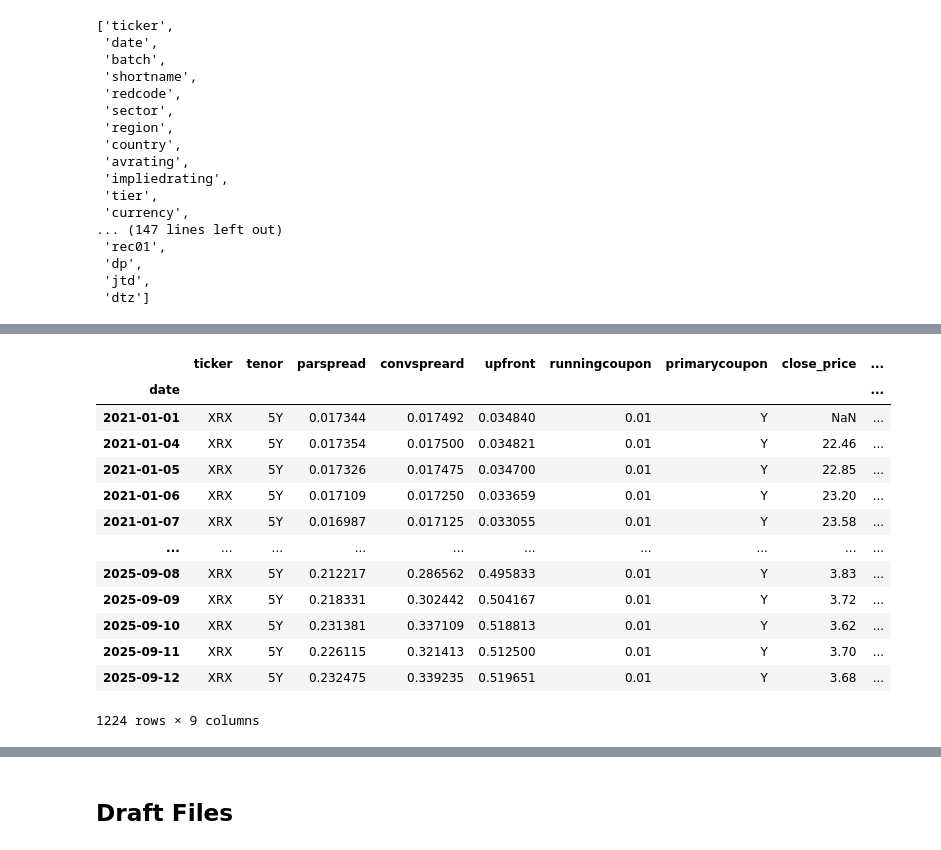
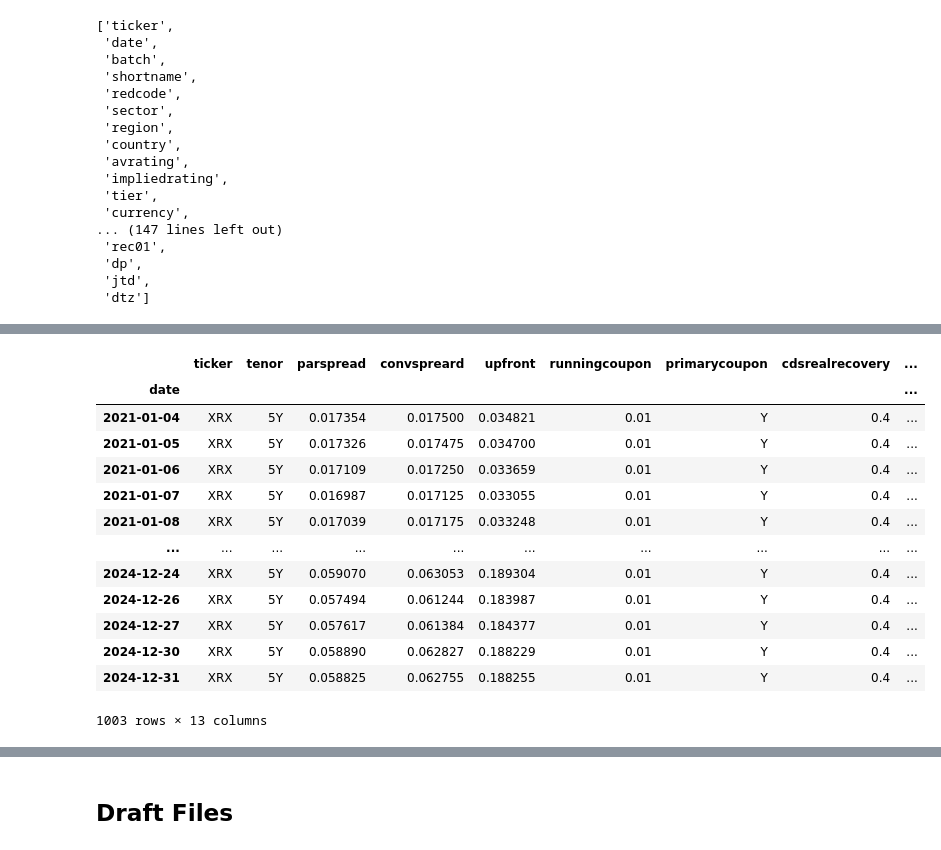
Before and after one commit to youngyicheng/credit_research, a Jupyter notebook: demo.ipynb, the cells around one changed output, grey strips where cells are left out. Drawn from its saved outputs; the diff is of its cells as text; code cells hidden in the pictures.

```diff
--- a/demo.ipynb
+++ b/demo.ipynb
@@ -83,18 +93,4 @@ df_all
 df_use = df_all.sort_values(by=['date',],inplace=False).groupby('date').first()
-# %%
-def read_financial_data(field_name, table_name ,start_date, end_date):
-    """
-    Read financial data from DolphinDB database.
-
-    Args:
-        field_name (str): The name of the field to read.
-        start_date (str): The start date of the data to read.
-        end_date (str): The end date of the data to read.
-
-    Returns:
-    """
-    data = DailyReader(rf'sp_financials_{table_name}').get_data(field_name, column_type='tradingitemid').loc[start_date:end_date]
-    return data
 # %%
 long_term_debt = read_financial_data('financials_1049_ytd', 'ytd', '2020-01-01', '2025-01-01')
 current_asset = read_financial_data('financials_1008_ytd', 'ytd', '2020-01-01', '2025-01-01')
@@ -114,21 +110,24 @@ close_ticker_aligned = close_ticker.reindex(df_use.index)
 financial_debt_aligned = financial_debt_ratio.reindex(df_use.index)
 close_ticker_aligned['XRX'].name = 'stock_price'
 financial_debt_aligned['XRX'].name = 'financial_debt_ratio'
-# %%
-df_use.join(close_ticker_aligned['XRX'],how='left').join(financial_debt_aligned['XRX'],how='left')
-# %% [output]
-|  | ticker | tenor | parspread | convspreard | upfront | runningcoupon | primarycoupon | close_price | ... |
-| date |  |  |  |  |  |  |  |  | ... |
-| 2021-01-01 | XRX | 5Y | 0.017344 | 0.017492 | 0.034840 | 0.01 | Y | NaN | ... |
-| 2021-01-04 | XRX | 5Y | 0.017354 | 0.017500 | 0.034821 | 0.01 | Y | 22.46 | ... |
-| 2021-01-05 | XRX | 5Y | 0.017326 | 0.017475 | 0.034700 | 0.01 | Y | 22.85 | ... |
-| 2021-01-06 | XRX | 5Y | 0.017109 | 0.017250 | 0.033659 | 0.01 | Y | 23.20 | ... |
-| 2021-01-07 | XRX | 5Y | 0.016987 | 0.017125 | 0.033055 | 0.01 | Y | 23.58 | ... |
-| ... | ... | ... | ... | ... | ... | ... | ... | ... | ... |
-| 2025-09-08 | XRX | 5Y | 0.212217 | 0.286562 | 0.495833 | 0.01 | Y | 3.83 | ... |
-| 2025-09-09 | XRX | 5Y | 0.218331 | 0.302442 | 0.504167 | 0.01 | Y | 3.72 | ... |
-| 2025-09-10 | XRX | 5Y | 0.231381 | 0.337109 | 0.518813 | 0.01 | Y | 3.62 | ... |
-| 2025-09-11 | XRX | 5Y | 0.226115 | 0.321413 | 0.512500 | 0.01 | Y | 3.70 | ... |
-| 2025-09-12 | XRX | 5Y | 0.232475 | 0.339235 | 0.519651 | 0.01 | Y | 3.68 | ... |
-1224 rows × 9 columns
+# %%
+# if we use join , we do not use reindex
+close_ticker['XRX'].name = 'stock_price'
+financial_debt_ratio['XRX'].name = 'financial_debt_ratio'
+df_use.join(close_ticker['XRX'],how='left').join(financial_debt_ratio['XRX'],how='left').dropna(subset=['stock_price','financial_debt_ratio'])
+# %% [output]
+|  | ticker | tenor | parspread | convspreard | upfront | runningcoupon | primarycoupon | cdsrealrecovery | ... |
+| date |  |  |  |  |  |  |  |  | ... |
+| 2021-01-04 | XRX | 5Y | 0.017354 | 0.017500 | 0.034821 | 0.01 | Y | 0.4 | ... |
+| 2021-01-05 | XRX | 5Y | 0.017326 | 0.017475 | 0.034700 | 0.01 | Y | 0.4 | ... |
+| 2021-01-06 | XRX | 5Y | 0.017109 | 0.017250 | 0.033659 | 0.01 | Y | 0.4 | ... |
+| 2021-01-07 | XRX | 5Y | 0.016987 | 0.017125 | 0.033055 | 0.01 | Y | 0.4 | ... |
+| 2021-01-08 | XRX | 5Y | 0.017039 | 0.017175 | 0.033248 | 0.01 | Y | 0.4 | ... |
+| ... | ... | ... | ... | ... | ... | ... | ... | ... | ... |
+| 2024-12-24 | XRX | 5Y | 0.059070 | 0.063053 | 0.189304 | 0.01 | Y | 0.4 | ... |
+| 2024-12-26 | XRX | 5Y | 0.057494 | 0.061244 | 0.183987 | 0.01 | Y | 0.4 | ... |
+| 2024-12-27 | XRX | 5Y | 0.057617 | 0.061384 | 0.184377 | 0.01 | Y | 0.4 | ... |
+| 2024-12-30 | XRX | 5Y | 0.058890 | 0.062827 | 0.188229 | 0.01 | Y | 0.4 | ... |
+| 2024-12-31 | XRX | 5Y | 0.058825 | 0.062755 | 0.188255 | 0.01 | Y | 0.4 | ... |
+1003 rows × 13 columns
 # %%
```
Also changed, not shown: parts of 15 cells of this notebook, 5 other files.
